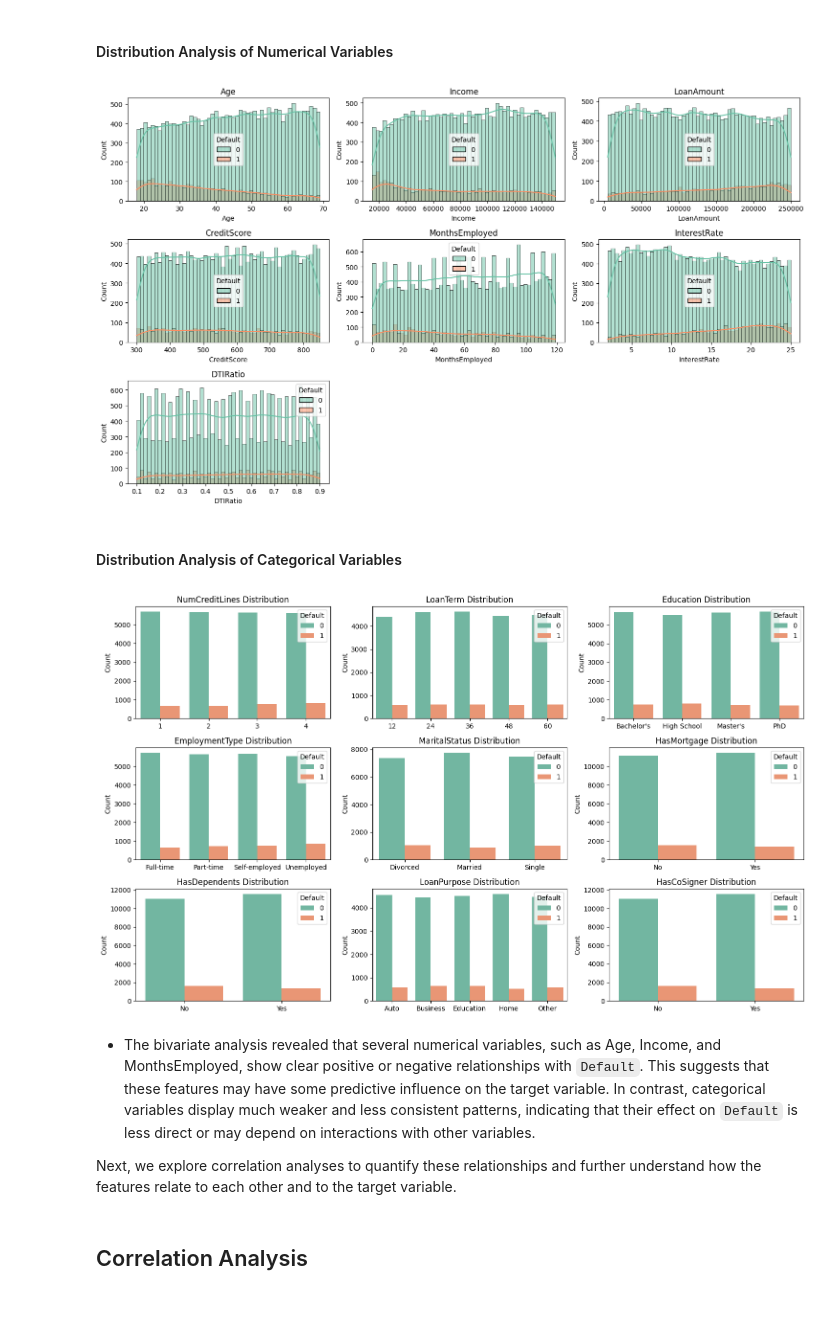
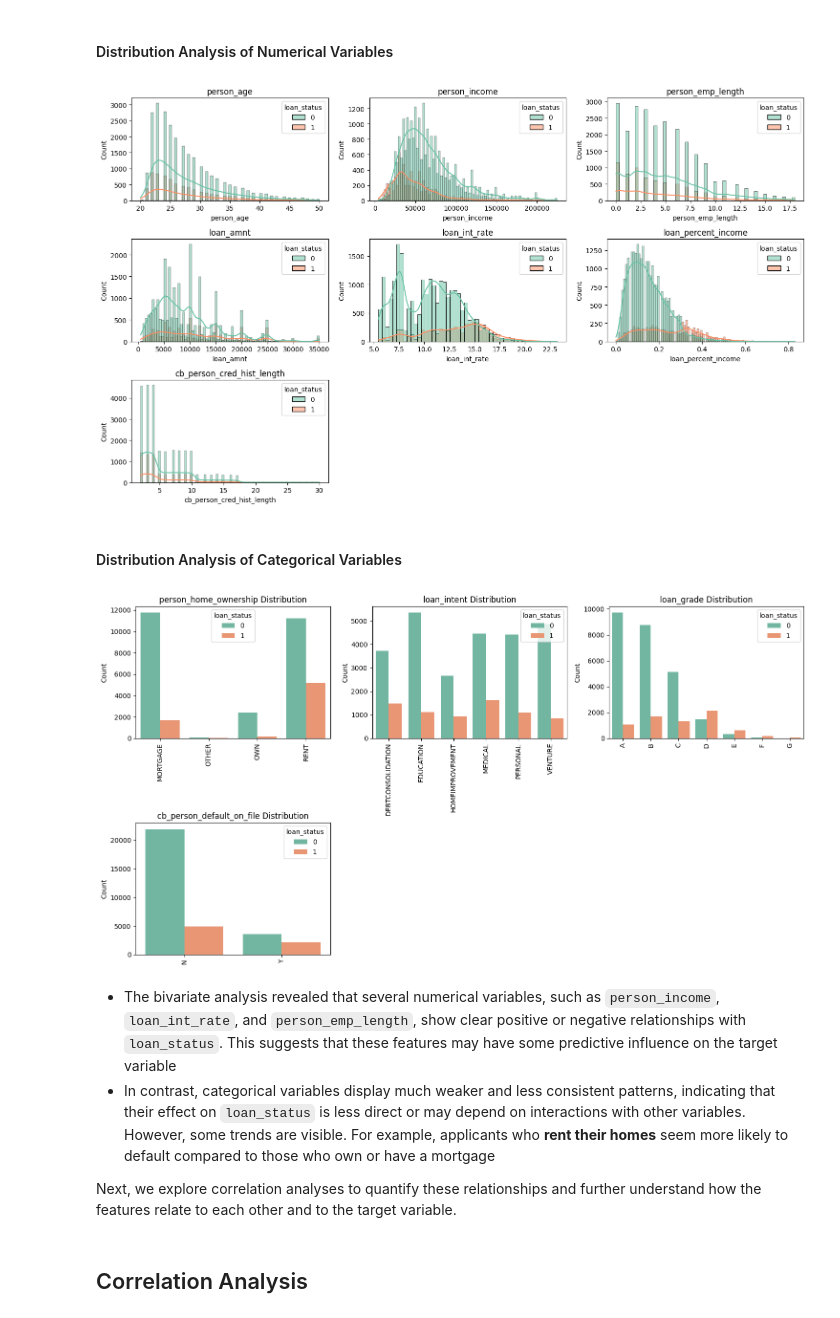
Before and after one commit to kathrinmzl/LoanGuard, a Jupyter notebook: jupyter_notebooks/02_DataExploration.ipynb, the cells around one changed output. Cells and saved outputs as stored; diff of their text form; code cells hidden in the pictures.

```diff
--- a/jupyter_notebooks/02_DataExploration.ipynb
+++ b/jupyter_notebooks/02_DataExploration.ipynb
@@ -72,8 +71,8 @@ df_cat = df.copy()
 for col in df_cat.select_dtypes(include='object').columns:
     df_cat[col] = df_cat[col].astype('category')
 
-# Also transform tagret variable to categorical
-df_cat["Default"] = df_cat["Default"].astype('category')
+# Also transform target variable to categorical
+df_cat[target_var] = df_cat[target_var].astype('category')
 
 pandas_report = ProfileReport(df=df_cat, minimal=True)
 pandas_report.to_notebook_iframe() # needs: pip --upgrade setuptools and pip install notebook ipython==8.24.0  ipykernel ipywidgets
@@ -85,5 +80,0 @@ pandas_report.to_notebook_iframe() # needs: pip --upgrade setuptools and pip ins
-# %%
-for col in ["NumCreditLines", "LoanTerm"]:
-    df_cat[col] = df_cat[col].astype('category')
-
-df_cat.dtypes
@@ -173,13 +147,12 @@ plt.show()
 # %% [markdown]
 #### Distribution Analysis of Categorical Variables
 # %%
-# Select categorical columns
 cat_cols = df_cat.select_dtypes(include='category').columns.tolist()
 
 # Grid layout for plots
-n_cols = 3
+n_cols = 2
 n_rows = (len(cat_cols) + n_cols - 1) // n_cols
-fig, axes = plt.subplots(n_rows, n_cols, figsize=(n_cols*5, n_rows*3))
+fig, axes = plt.subplots(n_rows, n_cols, figsize=(n_cols*5, n_rows*4))
 axes = axes.flatten()
 
 for i, col in enumerate(cat_cols):
@@ -187,6 +160,7 @@ for i, col in enumerate(cat_cols):
     axes[i].set_title(f"{col} Distribution")
     axes[i].set_xlabel('')
     axes[i].set_ylabel('Count')
+    axes[i].tick_params(axis='x', rotation=90)
 
 # Remove empty subplots
 for j in range(i+1, len(axes)):
@@ -213,17 +189,24 @@ After examining the univariate distributions to understand each feature individu
 #### Distribution Analysis of Numerical Variables
 # %%
 numeric_cols = df_cat.select_dtypes(include=['float64', 'int64']).columns
-n_cols = 3  # number of plots per row
-n_rows = (len(numeric_cols) + n_cols - 1) // n_cols  # calculate rows needed
 
+n_cols = 3
+n_rows = (len(numeric_cols) + n_cols - 1) // n_cols
 fig, axes = plt.subplots(n_rows, n_cols, figsize=(n_cols*5, n_rows*3))
-axes = axes.flatten()  # flatten 2D array for easy indexing
+axes = axes.flatten()
 
-# set bins to Age range so histogram appears without gaps
-bins = (df_cat["Age"].max() - df_cat["Age"].min()) + 1
+# Define the numeric columns to filter for outliers
+outlier_cols = ['person_income', 'person_age', 'person_emp_length']
 
 for i, col in enumerate(numeric_cols):
-    sns.histplot(data=df_cat, x=col, hue="Default", ax=axes[i], kde=True, bins = bins, palette="Set2")
+    # Filter out outliers only for the specified columns
+    if col in outlier_cols:
+        upper = df_cat[col].quantile(0.99)
+        filtered_df = df_cat[df_cat[col] <= upper]
+    else:
+        filtered_df = df_cat.copy()
+
+    sns.histplot(data=filtered_df, x=col, hue=target_var, ax=axes[i], kde=True, palette="Set2")
     axes[i].set_title(f"{col}")
 
 # Remove any unused subplots
@@ -233,34 +216,35 @@ for j in range(i+1, len(axes)):
 plt.tight_layout()
 plt.show()
 # %% [output]
-[figure, old version]
+[figure, new version]
 # %% [markdown]
 #### Distribution Analysis of Categorical Variables
 # %%
-cat_cols = df_cat.select_dtypes(include='category').columns.drop("Default").tolist()
+cat_cols = df_cat.select_dtypes(include='category').columns.drop(target_var).tolist()
 
-# Grid layout for plots
 n_cols = 3
 n_rows = (len(cat_cols) + n_cols - 1) // n_cols
-fig, axes = plt.subplots(n_rows, n_cols, figsize=(n_cols*5, n_rows*3))
+fig, axes = plt.subplots(n_rows, n_cols, figsize=(n_cols*5, n_rows*4))
 axes = axes.flatten()
 
 for i, col in enumerate(cat_cols):
-    sns.countplot(x=col, data=df_cat, ax=axes[i], hue="Default", palette='Set2')
+    sns.countplot(x=col, data=df_cat, ax=axes[i], hue=target_var, palette='Set2')
     axes[i].set_title(f"{col} Distribution")
     axes[i].set_xlabel('')
     axes[i].set_ylabel('Count')
+    axes[i].tick_params(axis='x', rotation=90)
 
 # Remove empty subplots
 for j in range(i+1, len(axes)):
     fig.delaxes(axes[j])
 
 plt.tight_layout()
 plt.show()
 # %% [output]
-[figure, old version]
+[figure, new version]
 # %% [markdown]
-* The bivariate analysis revealed that several numerical variables, such as Age, Income, and MonthsEmployed, show clear positive or negative relationships with `Default`. This suggests that these features may have some predictive influence on the target variable. In contrast, categorical variables display much weaker and less consistent patterns, indicating that their effect on `Default` is less direct or may depend on interactions with other variables.
+* The bivariate analysis revealed that several numerical variables, such as `person_income`, `loan_int_rate`, and `person_emp_length`, show clear positive or negative relationships with `loan_status`. This suggests that these features may have some predictive influence on the target variable
+* In contrast, categorical variables display much weaker and less consistent patterns, indicating that their effect on `loan_status` is less direct or may depend on interactions with other variables. However, some trends are visible. For example, applicants who **rent their homes** seem more likely to default compared to those who own or have a mortgage
 
 Next, we explore correlation analyses to quantify these relationships and further understand how the features relate to each other and to the target variable.
 # %% [markdown]
```
Also changed, not shown: parts of 29 cells of this notebook.
